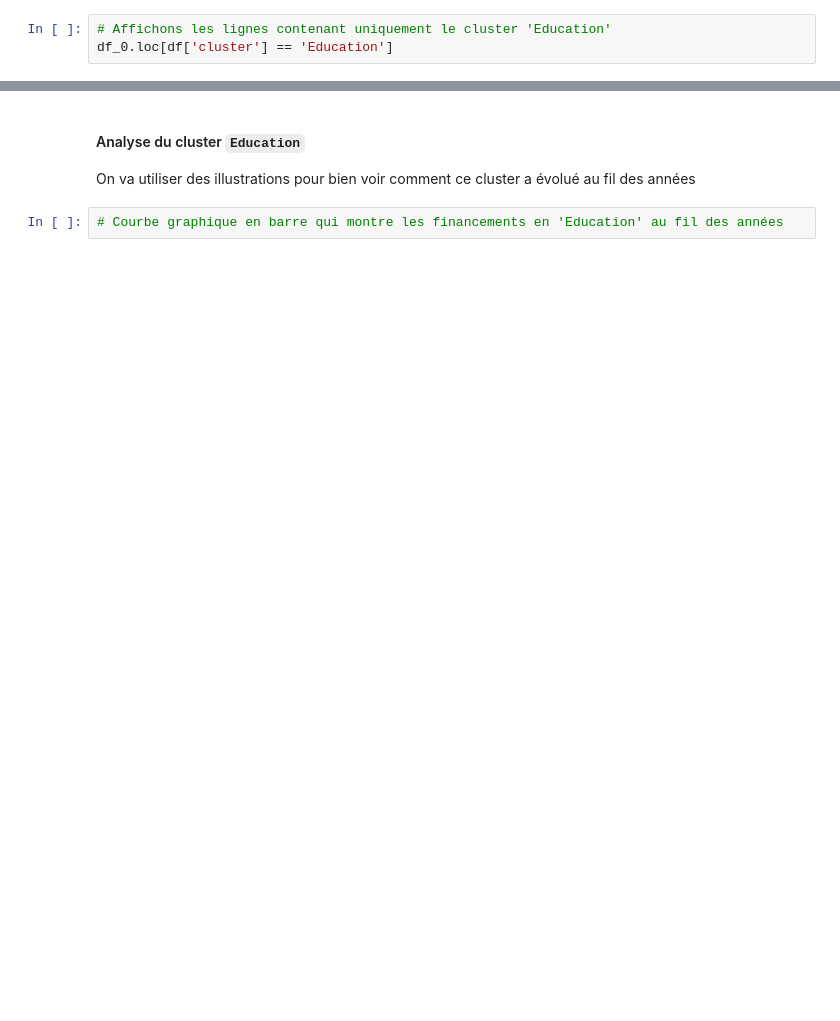
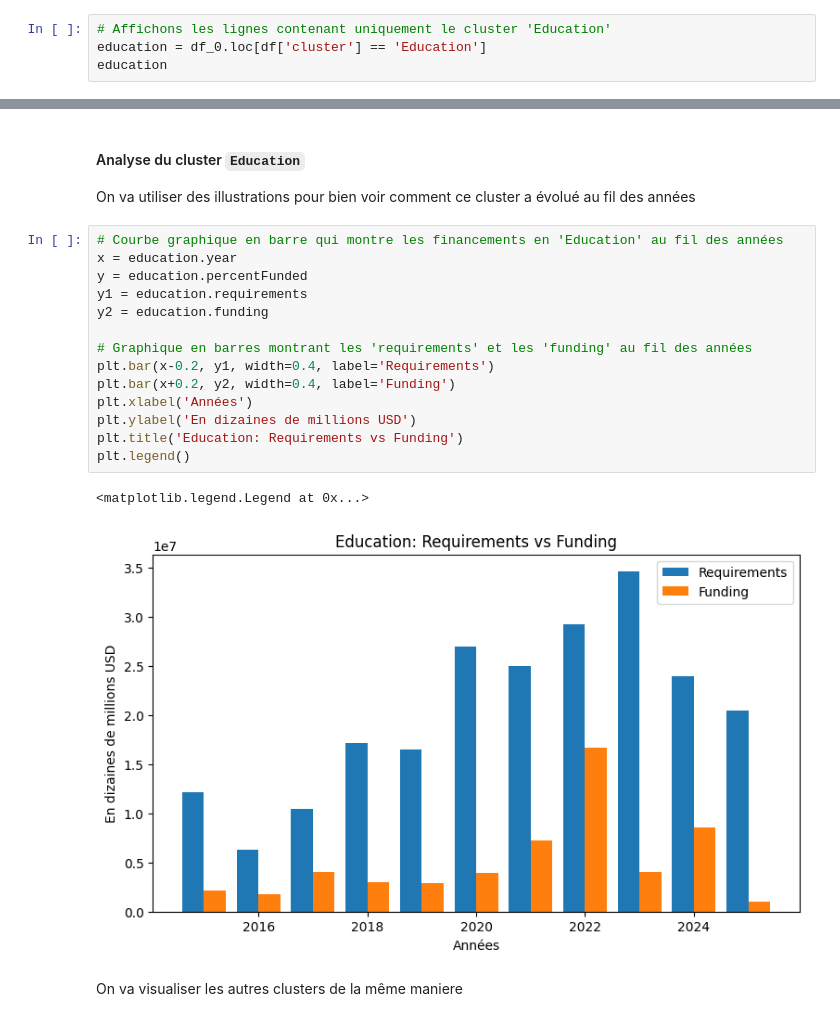
Before and after one commit to AnicetKJ/ProjetFTSCameroun, a Jupyter notebook: notebook_ml1.ipynb, the cells around one changed output, grey strips where cells are left out. Drawn from its saved outputs; the diff is of its cells as text; blank space fills up the shorter version.

```diff
--- a/notebook_ml1.ipynb
+++ b/notebook_ml1.ipynb
@@ -271,4 +258,5 @@ df_0 = df.dropna()
 Affichons par exemple toutes les lignes d'un seul cluster, `Education` par exemple..
 # %%
 # Affichons les lignes contenant uniquement le cluster 'Education'
-df_0.loc[df['cluster'] == 'Education']
+education = df_0.loc[df['cluster'] == 'Education']
+education
@@ -277,3 +278,20 @@ df_0.loc[df['cluster'] == 'Education']
 On va utiliser des illustrations pour bien voir comment ce cluster a évolué au fil des années
 # %%
 # Courbe graphique en barre qui montre les financements en 'Education' au fil des années
+x = education.year
+y = education.percentFunded
+y1 = education.requirements
+y2 = education.funding
+
+# Graphique en barres montrant les 'requirements' et les 'funding' au fil des années
+plt.bar(x-0.2, y1, width=0.4, label='Requirements')
+plt.bar(x+0.2, y2, width=0.4, label='Funding')
+plt.xlabel('Années')
+plt.ylabel('En dizaines de millions USD')
+plt.title('Education: Requirements vs Funding')
+plt.legend()
+# %% [output]
+<matplotlib.legend.Legend at 0x...>
+[figure, added]
+# %% [markdown]
+On va visualiser les autres clusters de la même maniere
```
Also changed, not shown: parts of 5 cells of this notebook, 1 other file.
